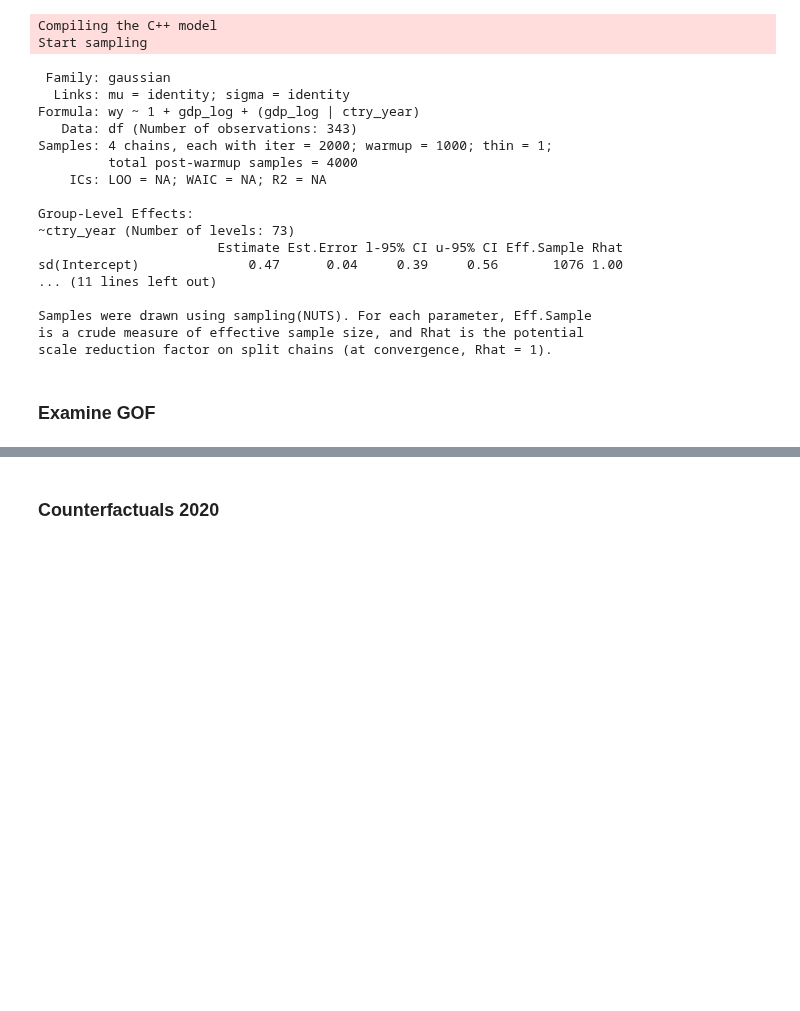
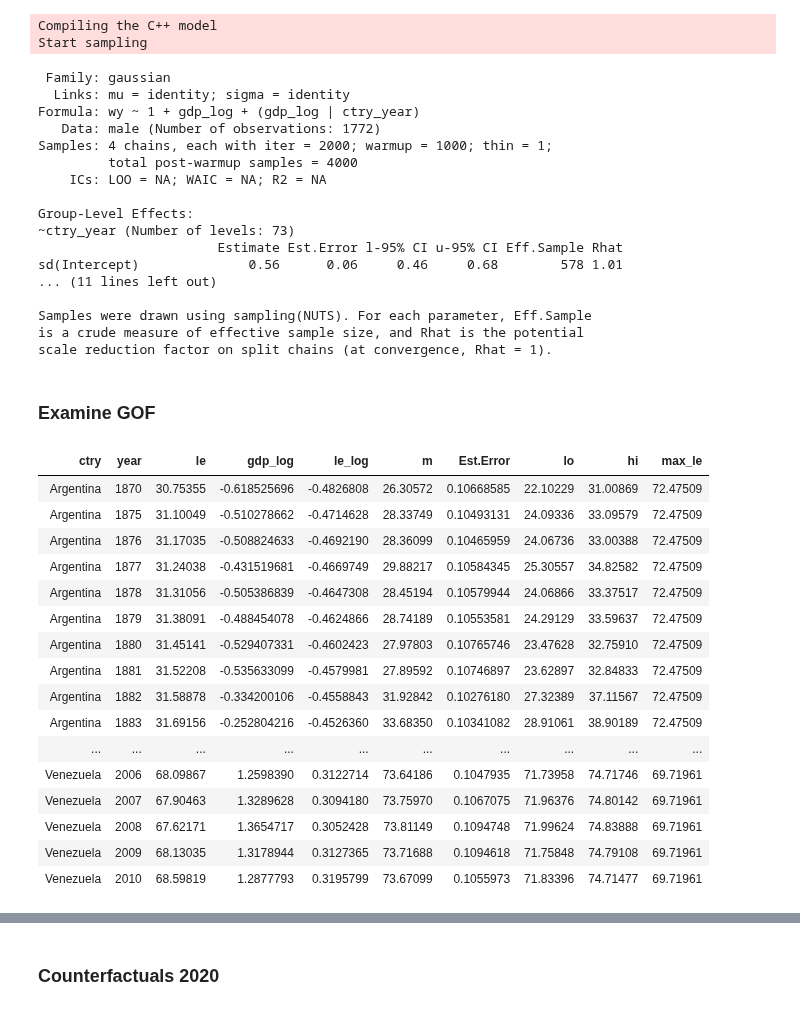
Before and after one commit to sdaza/lambda, a Jupyter notebook: notebooks/counterfactuals.ipynb, the cells around one changed output, grey strips where cells are left out. Cells and saved outputs as stored; diff of their text form; code cells hidden in the pictures; blank space fills up the shorter version.

```diff
--- a/notebooks/counterfactuals.ipynb
+++ b/notebooks/counterfactuals.ipynb
@@ -70,3 +63,5 @@ max_le = df[, .(max_le = max(le+1.05)), by = ctry]
+# %%
+max_le = male[, .(max_le = max(le+1.05)), by = ctry]
 # %%
 # function
 get_orig_values_weibull = function(x, max_value) {
@@ -103,16 +136,16 @@ df[, ctry_year := interaction(ctry, gyear)]
 # %%
-w1 = brm(formula = wy ~ 1 + gdp_log +  (gdp_log|ctry_year),
-    data = df, control=list(adapt_delta=0.85))
+m1 = brm(formula = wy ~ 1 + gdp_log +  (gdp_log|ctry_year),
+    data = male)
 # %% [output]
 Compiling the C++ model
 Start sampling
 # %%
-summary(w1)
+summary(m1)
 # %% [output]
  Family: gaussian
   Links: mu = identity; sigma = identity
 Formula: wy ~ 1 + gdp_log + (gdp_log | ctry_year)
-   Data: df (Number of observations: 343)
+   Data: male (Number of observations: 1772)
 Samples: 4 chains, each with iter = 2000; warmup = 1000; thin = 1;
          total post-warmup samples = 4000
     ICs: LOO = NA; WAIC = NA; R2 = NA
@@ -120,7 +153,7 @@ Samples: 4 chains, each with iter = 2000; warmup = 1000; thin = 1;
 Group-Level Effects:
 ~ctry_year (Number of levels: 73)
                        Estimate Est.Error l-95% CI u-95% CI Eff.Sample Rhat
-sd(Intercept)              0.47      0.04     0.39     0.56       1076 1.00
+sd(Intercept)              0.56      0.06     0.46     0.68        578 1.01
 ... (11 lines left out)
 
 Samples were drawn using sampling(NUTS). For each parameter, Eff.Sample
@@ -129,5 +162,5 @@ scale reduction factor on split chains (at convergence, Rhat = 1).
 # %% [markdown]
 ### Examine GOF
 # %%
-pred = cbind(df[, .(ctry, year, le, year_log, gdp_log, le_log)], predict(w1))
+pred = cbind(male[, .(ctry, year, le, gdp_log, le_log)], predict(m1))
 setnames(pred, c('Estimate', '2.5%ile', '97.5%ile'), c('m', 'lo', 'hi'))
@@ -136 +169,21 @@ max_value_le = max_le[ctry==2020, max_le]
+# %%
+pred
+# %% [output]
+| ctry | year | le | gdp_log | le_log | m | Est.Error | lo | hi | max_le |
+| Argentina | 1870 | 30.75355 | -0.618525696 | -0.4826808 | 26.30572 | 0.10668585 | 22.10229 | 31.00869 | 72.47509 |
+| Argentina | 1875 | 31.10049 | -0.510278662 | -0.4714628 | 28.33749 | 0.10493131 | 24.09336 | 33.09579 | 72.47509 |
+| Argentina | 1876 | 31.17035 | -0.508824633 | -0.4692190 | 28.36099 | 0.10465959 | 24.06736 | 33.00388 | 72.47509 |
+| Argentina | 1877 | 31.24038 | -0.431519681 | -0.4669749 | 29.88217 | 0.10584345 | 25.30557 | 34.82582 | 72.47509 |
+| Argentina | 1878 | 31.31056 | -0.505386839 | -0.4647308 | 28.45194 | 0.10579944 | 24.06866 | 33.37517 | 72.47509 |
+| Argentina | 1879 | 31.38091 | -0.488454078 | -0.4624866 | 28.74189 | 0.10553581 | 24.29129 | 33.59637 | 72.47509 |
+| Argentina | 1880 | 31.45141 | -0.529407331 | -0.4602423 | 27.97803 | 0.10765746 | 23.47628 | 32.75910 | 72.47509 |
+| Argentina | 1881 | 31.52208 | -0.535633099 | -0.4579981 | 27.89592 | 0.10746897 | 23.62897 | 32.84833 | 72.47509 |
+| Argentina | 1882 | 31.58878 | -0.334200106 | -0.4558843 | 31.92842 | 0.10276180 | 27.32389 | 37.11567 | 72.47509 |
+| Argentina | 1883 | 31.69156 | -0.252804216 | -0.4526360 | 33.68350 | 0.10341082 | 28.91061 | 38.90189 | 72.47509 |
+| ... | ... | ... | ... | ... | ... | ... | ... | ... | ... |
+| Venezuela | 2006 | 68.09867 | 1.2598390 | 0.3122714 | 73.64186 | 0.1047935 | 71.73958 | 74.71746 | 69.71961 |
+| Venezuela | 2007 | 67.90463 | 1.3289628 | 0.3094180 | 73.75970 | 0.1067075 | 71.96376 | 74.80142 | 69.71961 |
+| Venezuela | 2008 | 67.62171 | 1.3654717 | 0.3052428 | 73.81149 | 0.1094748 | 71.99624 | 74.83888 | 69.71961 |
+| Venezuela | 2009 | 68.13035 | 1.3178944 | 0.3127365 | 73.71688 | 0.1094618 | 71.75848 | 74.79108 | 69.71961 |
+| Venezuela | 2010 | 68.59819 | 1.2877793 | 0.3195799 | 73.67099 | 0.1055973 | 71.83396 | 74.71477 | 69.71961 |
 # %%
```
Also changed, not shown: parts of 24 cells of this notebook.
